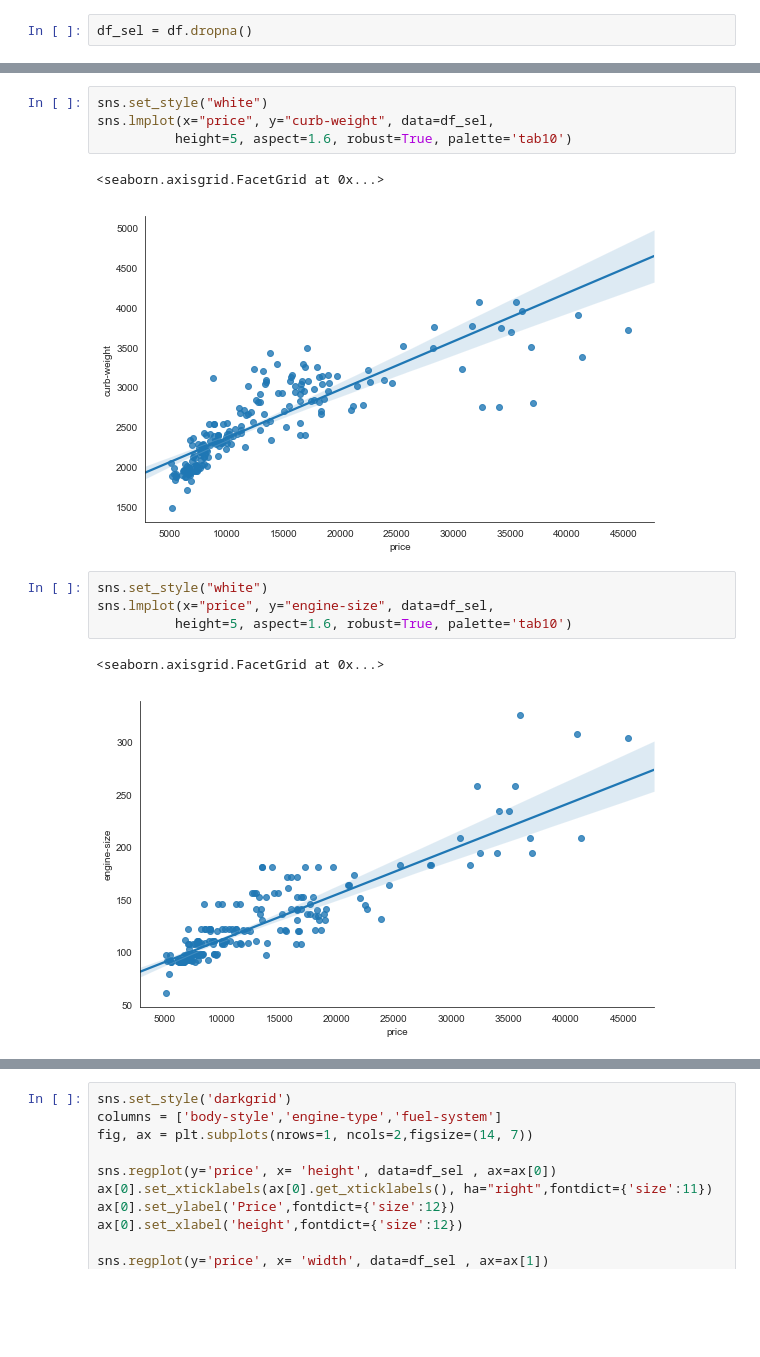
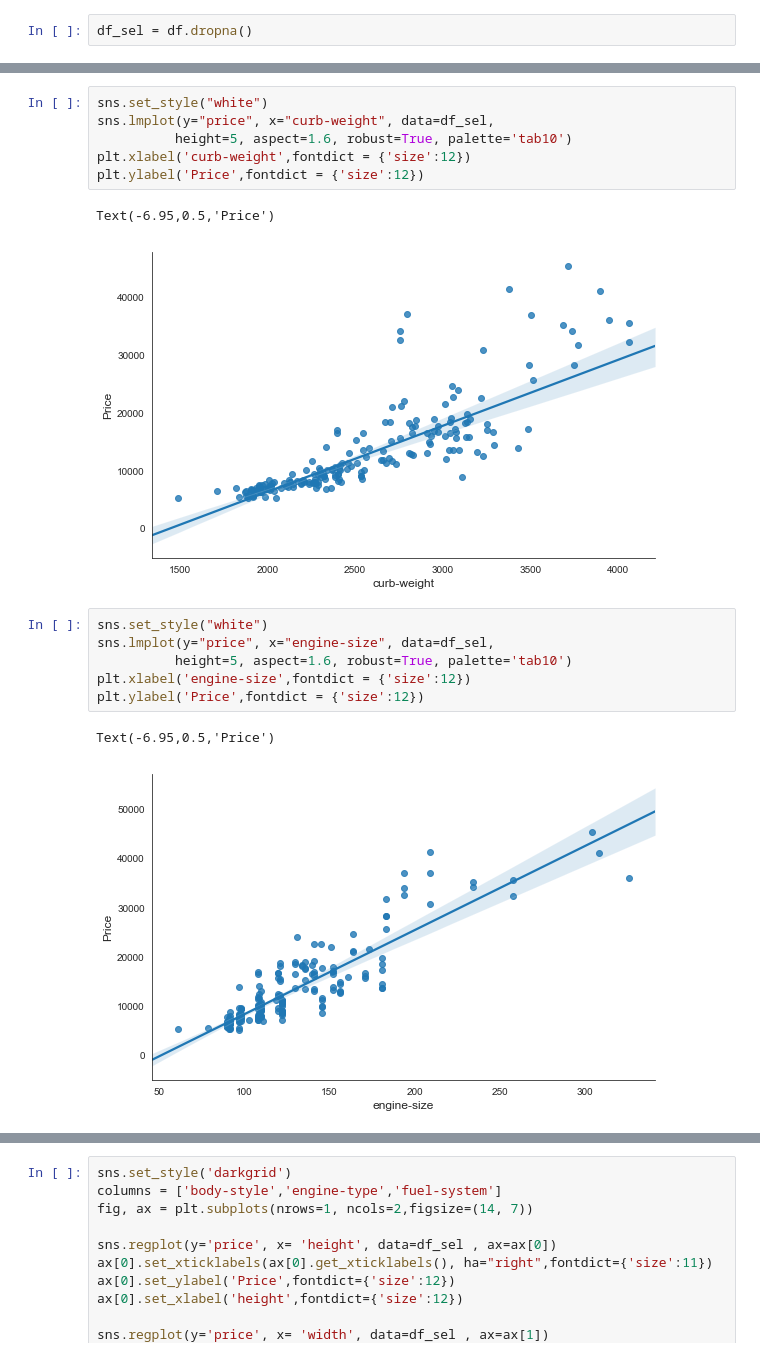
Before and after one commit to adityasharma1076/Automobile-Prices-Prediction, a Jupyter notebook: Automobile.ipynb, the cells around one changed output, grey strips where cells are left out. Cells and saved outputs as stored; diff of their text form; blank space fills up the shorter version.

```diff
--- a/Automobile.ipynb
+++ b/Automobile.ipynb
@@ -215,14 +215,18 @@ plt.show()
 # %%
 sns.set_style("white")
-sns.lmplot(x="price", y="curb-weight", data=df_sel,
+sns.lmplot(y="price", x="curb-weight", data=df_sel,
           height=5, aspect=1.6, robust=True, palette='tab10')
+plt.xlabel('curb-weight',fontdict = {'size':12})
+plt.ylabel('Price',fontdict = {'size':12})
 # %% [output]
-<seaborn.axisgrid.FacetGrid at 0x...>
+Text(-6.95,0.5,'Price')
-[figure, old version]
+[figure, new version]
 # %%
 sns.set_style("white")
-sns.lmplot(x="price", y="engine-size", data=df_sel,
+sns.lmplot(y="price", x="engine-size", data=df_sel,
           height=5, aspect=1.6, robust=True, palette='tab10')
+plt.xlabel('engine-size',fontdict = {'size':12})
+plt.ylabel('Price',fontdict = {'size':12})
 # %% [output]
-<seaborn.axisgrid.FacetGrid at 0x...>
+Text(-6.95,0.5,'Price')
-[figure, old version]
+[figure, new version]
```
Also changed, not shown: parts of 17 cells of this notebook.
